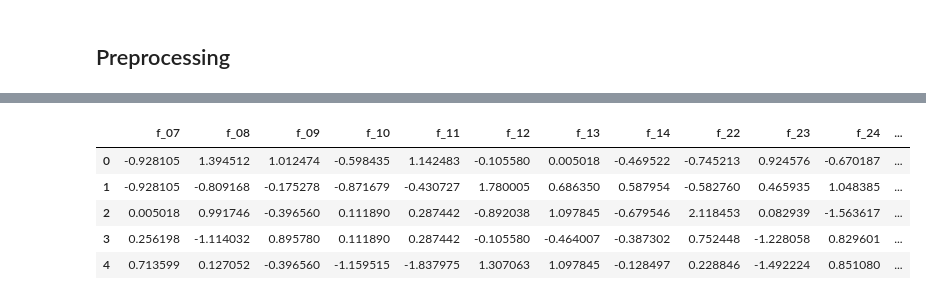
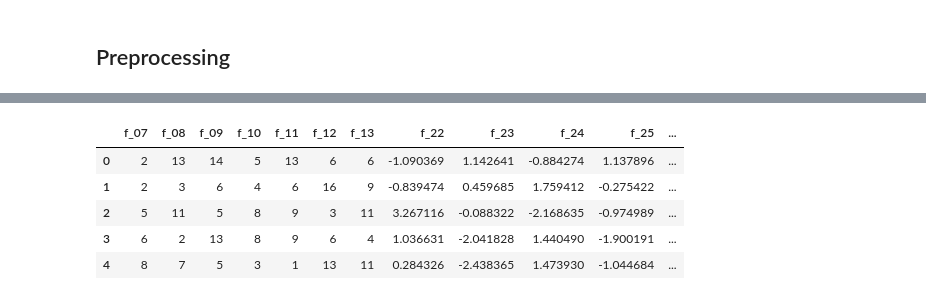
Before and after one commit to novelxv/Korika-Mentorship-Selection-2024, a Jupyter notebook: scripts/main.ipynb, the cells around one changed output, grey strips where cells are left out. Cells and saved outputs as stored; diff of their text form; code cells hidden in the pictures.

```diff
--- a/scripts/main.ipynb
+++ b/scripts/main.ipynb
@@ -155,13 +116,13 @@ data_quantile = scale_transform(data, "QuantileTransformer")
 # %%
 # Feature that is not normal distribution mean that
 # Take only the feature that is goo
 # until f_28 is not normal distribution
-data_important =  data_quantile[["f_07", "f_08", "f_09", "f_10", "f_11", "f_12", "f_13", "f_14", "f_22", "f_23", "f_24", "f_25", "f_26", "f_27", "f_28"]]
-data_important.head()
+data =  data[["f_07", "f_08", "f_09", "f_10", "f_11", "f_12", "f_13", "f_22", "f_23", "f_24", "f_25", "f_26", "f_27", "f_28"]]
+data.head()
 # %% [output]
-|  | f_07 | f_08 | f_09 | f_10 | f_11 | f_12 | f_13 | f_14 | f_22 | f_23 | f_24 | ... |
-| 0 | -0.928105 | 1.394512 | 1.012474 | -0.598435 | 1.142483 | -0.105580 | 0.005018 | -0.469522 | -0.745213 | 0.924576 | -0.670187 | ... |
-| 1 | -0.928105 | -0.809168 | -0.175278 | -0.871679 | -0.430727 | 1.780005 | 0.686350 | 0.587954 | -0.582760 | 0.465935 | 1.048385 | ... |
-| 2 | 0.005018 | 0.991746 | -0.396560 | 0.111890 | 0.287442 | -0.892038 | 1.097845 | -0.679546 | 2.118453 | 0.082939 | -1.563617 | ... |
-| 3 | 0.256198 | -1.114032 | 0.895780 | 0.111890 | 0.287442 | -0.105580 | -0.464007 | -0.387302 | 0.752448 | -1.228058 | 0.829601 | ... |
-| 4 | 0.713599 | 0.127052 | -0.396560 | -1.159515 | -1.837975 | 1.307063 | 1.097845 | -0.128497 | 0.228846 | -1.492224 | 0.851080 | ... |
+|  | f_07 | f_08 | f_09 | f_10 | f_11 | f_12 | f_13 | f_22 | f_23 | f_24 | f_25 | ... |
+| 0 | 2 | 13 | 14 | 5 | 13 | 6 | 6 | -1.090369 | 1.142641 | -0.884274 | 1.137896 | ... |
+| 1 | 2 | 3 | 6 | 4 | 6 | 16 | 9 | -0.839474 | 0.459685 | 1.759412 | -0.275422 | ... |
+| 2 | 5 | 11 | 5 | 8 | 9 | 3 | 11 | 3.267116 | -0.088322 | -2.168635 | -0.974989 | ... |
+| 3 | 6 | 2 | 13 | 8 | 9 | 6 | 4 | 1.036631 | -2.041828 | 1.440490 | -1.900191 | ... |
+| 4 | 8 | 7 | 5 | 3 | 1 | 13 | 11 | 0.284326 | -2.438365 | 1.473930 | -1.044684 | ... |
```
Also changed, not shown: parts of 11 cells of this notebook, 4 other files.
